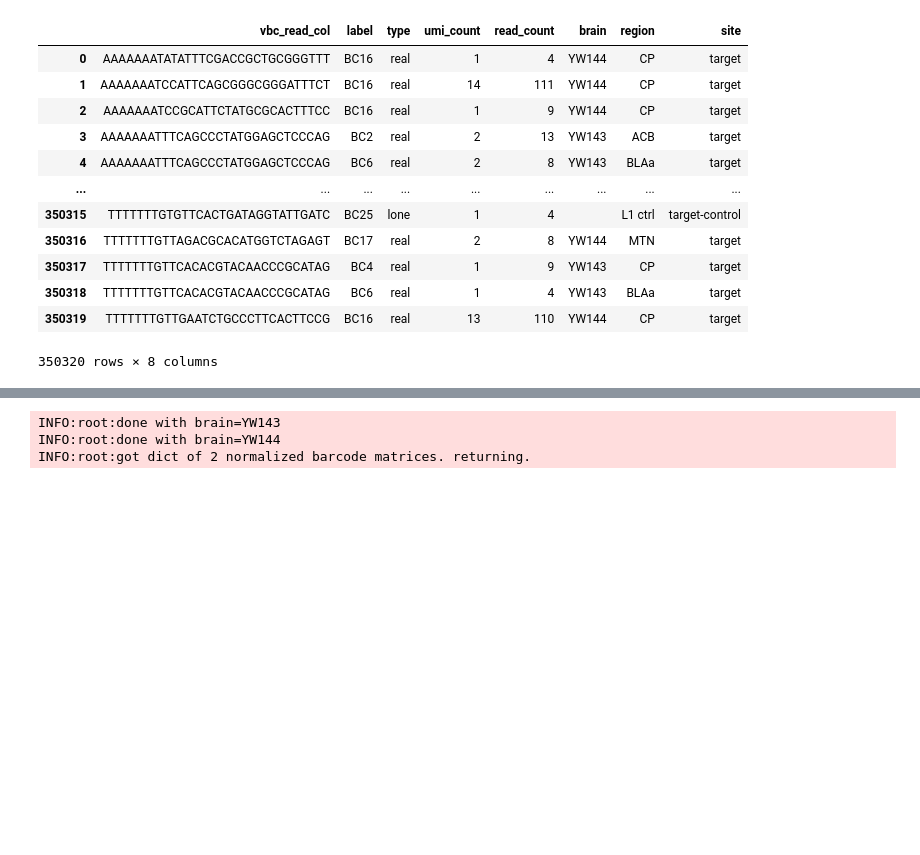
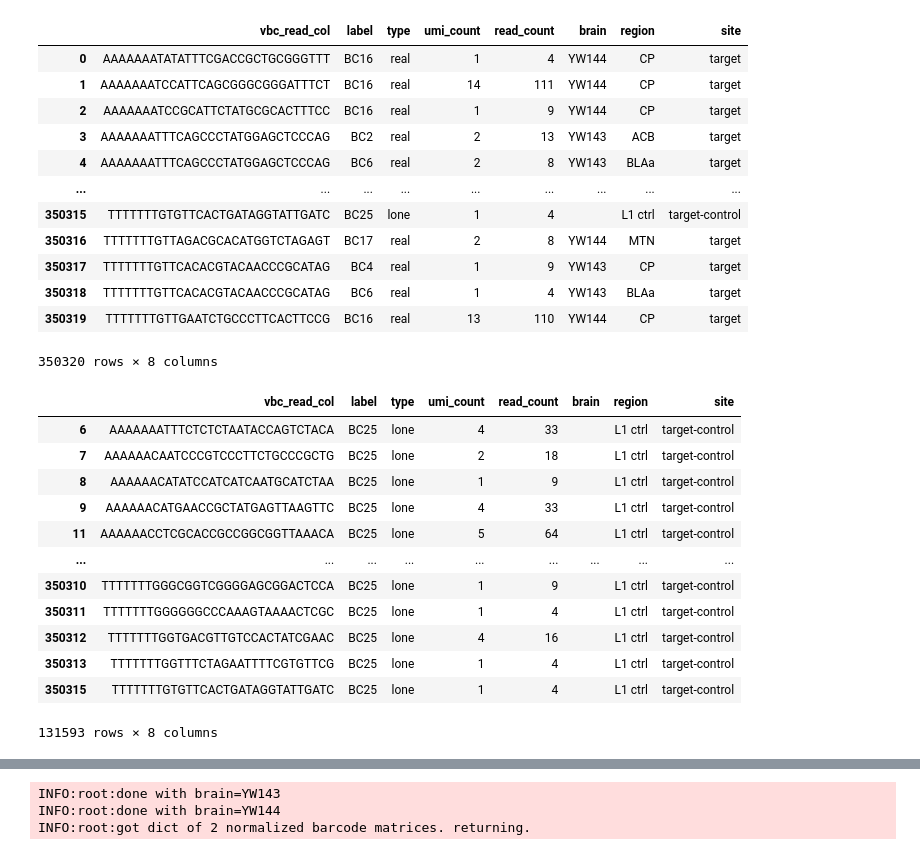
Before and after one commit to ZadorLaboratory/mapseq-processing, a Jupyter notebook: notebooks/MAPseqProcessing.ipynb, the cells around one changed output, grey strips where cells are left out. Cells and saved outputs as stored; diff of their text form; code cells hidden in the pictures; blank space fills up the shorter version.

```diff
--- a/notebooks/MAPseqProcessing.ipynb
+++ b/notebooks/MAPseqProcessing.ipynb
@@ -345,6 +345,22 @@ INFO:root:DF after umi/label collapse: 350320
 | 350318 | TTTTTTTGTTCACACGTACAACCCGCATAG | BC6 | real | 1 | 4 | YW143 | BLAa | target |
 | 350319 | TTTTTTTGTTGAATCTGCCCTTCACTTCCG | BC16 | real | 13 | 110 | YW144 | CP | target |
 350320 rows × 8 columns
+# %%
+vdf[vdf['type'] == 'lone']
+# %% [output]
+|  | vbc_read_col | label | type | umi_count | read_count | brain | region | site |
+| 6 | AAAAAAATTTCTCTCTAATACCAGTCTACA | BC25 | lone | 4 | 33 |  | L1 ctrl | target-control |
+| 7 | AAAAAACAATCCCGTCCCTTCTGCCCGCTG | BC25 | lone | 2 | 18 |  | L1 ctrl | target-control |
+| 8 | AAAAAACATATCCATCATCAATGCATCTAA | BC25 | lone | 1 | 9 |  | L1 ctrl | target-control |
+| 9 | AAAAAACATGAACCGCTATGAGTTAAGTTC | BC25 | lone | 4 | 33 |  | L1 ctrl | target-control |
+| 11 | AAAAAACCTCGCACCGCCGGCGGTTAAACA | BC25 | lone | 5 | 64 |  | L1 ctrl | target-control |
+| ... | ... | ... | ... | ... | ... | ... | ... | ... |
+| 350310 | TTTTTTTGGGCGGTCGGGGAGCGGACTCCA | BC25 | lone | 1 | 9 |  | L1 ctrl | target-control |
+| 350311 | TTTTTTTGGGGGGCCCAAAGTAAAACTCGC | BC25 | lone | 1 | 4 |  | L1 ctrl | target-control |
+| 350312 | TTTTTTTGGTGACGTTGTCCACTATCGAAC | BC25 | lone | 4 | 16 |  | L1 ctrl | target-control |
+| 350313 | TTTTTTTGGTTTCTAGAATTTTCGTGTTCG | BC25 | lone | 1 | 4 |  | L1 ctrl | target-control |
+| 350315 | TTTTTTTGTGTTCACTGATAGGTATTGATC | BC25 | lone | 1 | 4 |  | L1 ctrl | target-control |
+131593 rows × 8 columns
 # %% [markdown]
 Note that the number of rows has now dropped from ~16M to ~350K, and we have per-barcode umi_count and (aggregate) read_count for each UMI.
 
```
Also changed, not shown: parts of 1 cell of this notebook, 1 other file.
